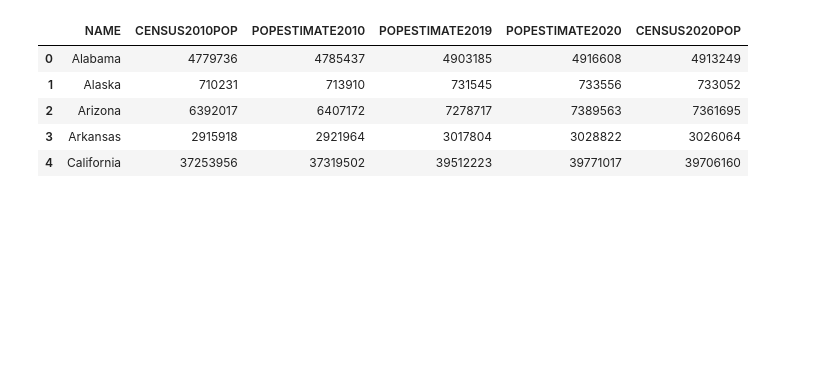
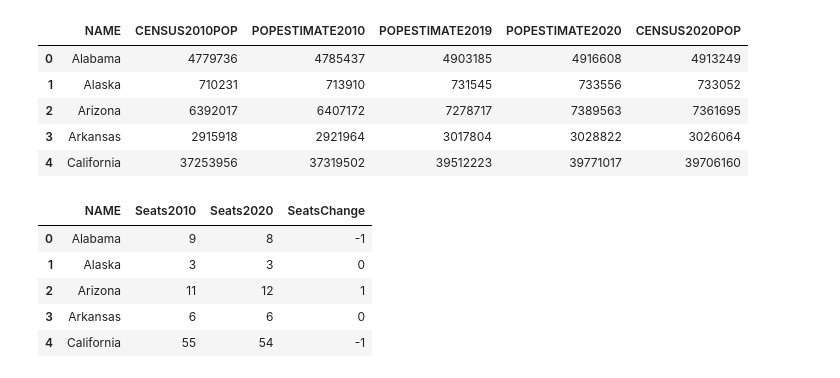
Before and after one commit to somjadhav/representation, a Jupyter notebook: Main.ipynb, the cells around one changed output. Drawn from its saved outputs; the diff is of its cells as text; code cells hidden in the pictures; blank space fills up the shorter version.

```diff
--- a/Main.ipynb
+++ b/Main.ipynb
@@ -69,0 +52,14 @@ seats_2020 = []
+# %%
+seats_2010 = [1 for i in range(50)]
+seats_2020 = [1 for i in range(50)]
+priority_2010 = [0 for i in range(50)]
+priority_2020 = [0 for i in range(50)]
+
+seats_left = 435-50
+
+for index in range(50):
+    num_seats_2020 = seats_2020[index]
+    priority_2020[index] = df_house.loc[index,"CENSUS2020POP"]/math.sqrt(num_seats_2020*(num_seats_2020+1))
+
+    num_seats_2010 = seats_2010[index]
+    priority_2010[index] = df_house.loc[index,"CENSUS2010POP"]/math.sqrt(num_seats_2010*(num_seats_2010+1))
@@ -69,0 +76,20 @@ seats_2020 = []
+# %%
+for year in range(seats_left):
+    allocate(df_house,seats_2010,priority_2010,2010)
+    allocate(df_house,seats_2020,priority_2020,2020)
+seats_2010 = [x+2 for x in seats_2010]
+seats_2020 = [x+2 for x in seats_2020]
+seats_diff = [x - y for x,y in zip(seats_2020,seats_2010)]
+# %%
+df_ec = df_house['NAME'].to_frame()
+df_ec['Seats2010'] = pd.Series(seats_2010)
+df_ec['Seats2020'] = pd.Series(seats_2020)
+df_ec['SeatsChange'] = pd.Series(seats_diff)
+df_ec.head()
+# %% [output]
+|  | NAME | Seats2010 | Seats2020 | SeatsChange |
+| 0 | Alabama | 9 | 8 | -1 |
+| 1 | Alaska | 3 | 3 | 0 |
+| 2 | Arizona | 11 | 12 | 1 |
+| 3 | Arkansas | 6 | 6 | 0 |
+| 4 | California | 55 | 54 | -1 |
```
Also changed, not shown: parts of 8 cells of this notebook, 3 other files.
